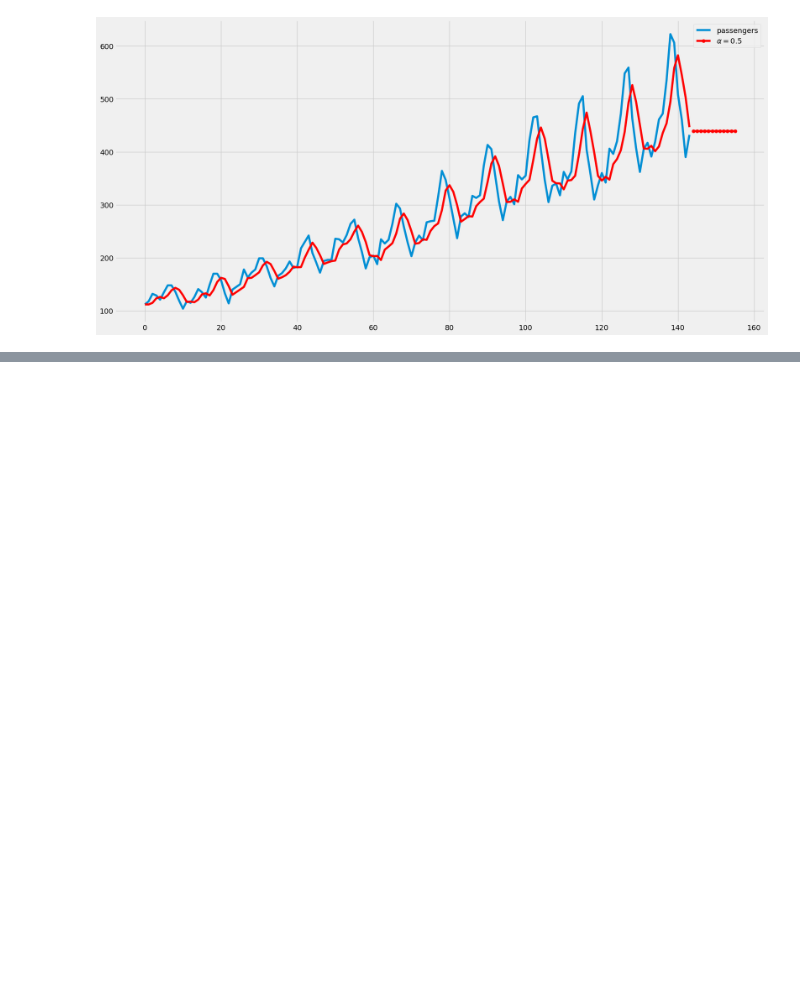
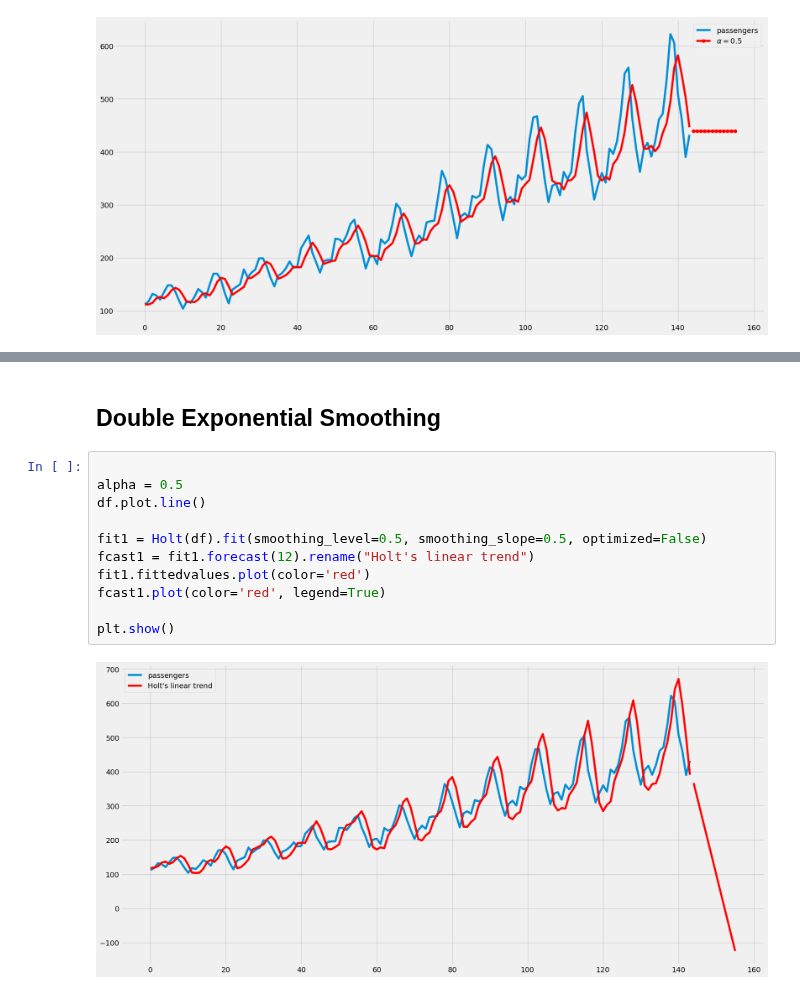
Before and after one commit to tng-konrad/time-series-with-Konrad, a Jupyter notebook: m02-smoothing-methods.ipynb, the cells around one changed output, grey strips where cells are left out. Saved outputs shown, nothing was run; the diff lists cells and outputs as text; blank space fills up the shorter version.

```diff
--- a/m02-smoothing-methods.ipynb
+++ b/m02-smoothing-methods.ipynb
@@ -180,3 +180,18 @@ This code snippet applies simple exponential smoothing to the "passengers" datas
 **6. Displaying the Plot:**
 
 *   `plt.show()`: Displays the plot that has been created, showing the original time series, the fitted values (smoothed data), and the forecasts for alpha = 0.5.
+# %% [markdown]
+## Double Exponential Smoothing
+# %%
+
+alpha = 0.5
+df.plot.line()
+
+fit1 = Holt(df).fit(smoothing_level=0.5, smoothing_slope=0.5, optimized=False)
+fcast1 = fit1.forecast(12).rename("Holt's linear trend")
+fit1.fittedvalues.plot(color='red')
+fcast1.plot(color='red', legend=True)
+
+plt.show()
+# %% [output]
+[figure, added]
```
Also changed, not shown: parts of 33 cells of this notebook.
